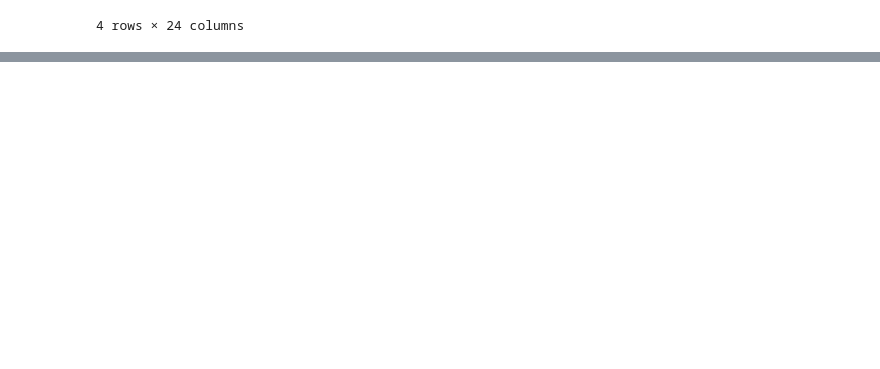
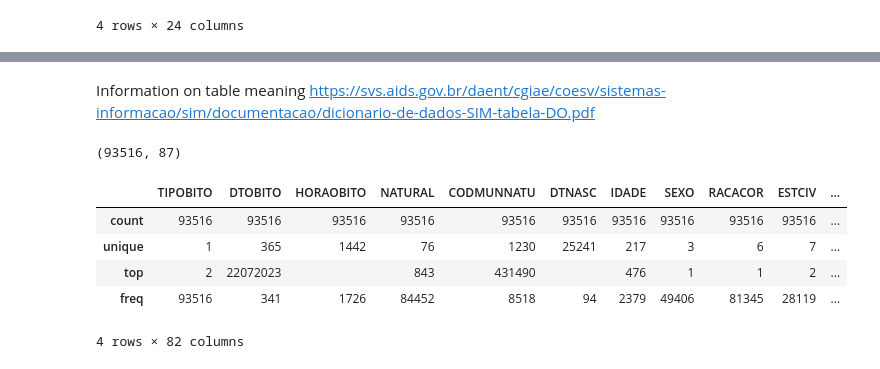
Before and after one commit to asvarella/intersectional-bias-fairness-healthcare, a Jupyter notebook: notebooks/init_datasets.ipynb, the cells around one changed output, grey strips where cells are left out. Cells and saved outputs as stored; diff of their text form; code cells hidden in the pictures; blank space fills up the shorter version.

```diff
--- a/notebooks/init_datasets.ipynb
+++ b/notebooks/init_datasets.ipynb
@@ -838,0 +882,7 @@ df.describe()
+# %% [markdown]
+Information on table meaning https://svs.aids.gov.br/daent/cgiae/coesv/sistemas-informacao/sim/documentacao/dicionario-de-dados-SIM-tabela-DO.pdf
+# %%
+df.dropna(inplace=True)
+print(df.shape)
+# %% [output]
+(93516, 87)
@@ -838,0 +897,9 @@ df.describe()
+# %%
+df.describe()
+# %% [output]
+|  | TIPOBITO | DTOBITO | HORAOBITO | NATURAL | CODMUNNATU | DTNASC | IDADE | SEXO | RACACOR | ESTCIV | ... |
+| count | 93516 | 93516 | 93516 | 93516 | 93516 | 93516 | 93516 | 93516 | 93516 | 93516 | ... |
+| unique | 1 | 365 | 1442 | 76 | 1230 | 25241 | 217 | 3 | 6 | 7 | ... |
+| top | 2 | 22072023 |  | 843 | 431490 |  | 476 | 1 | 1 | 2 | ... |
+| freq | 93516 | 341 | 1726 | 84452 | 8518 | 94 | 2379 | 49406 | 81345 | 28119 | ... |
+4 rows × 82 columns
```
Also changed, not shown: parts of 9 cells of this notebook.
